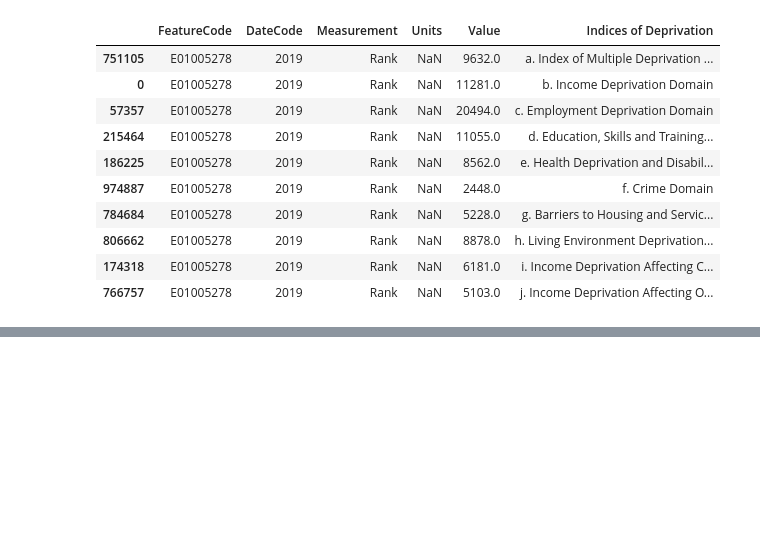
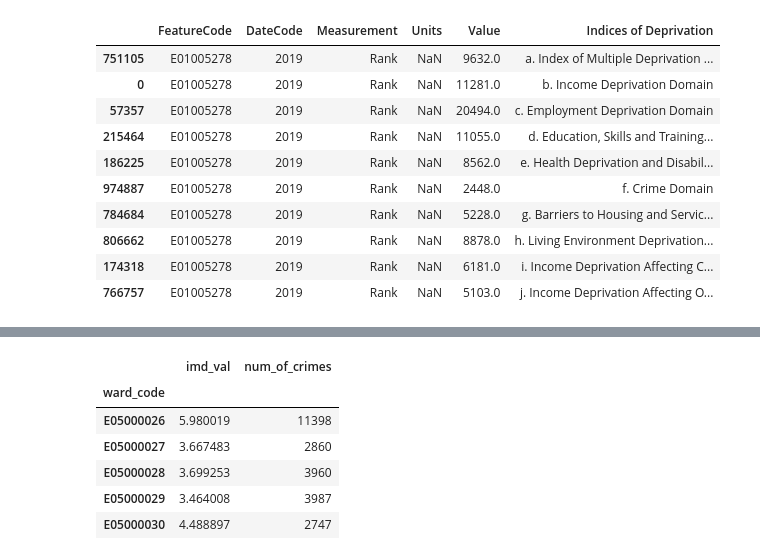
Before and after one commit to MilesDidden/Multi.-CBL-Group-04, a Jupyter notebook: Exploring_data_Miles.ipynb, the cells around one changed output, grey strips where cells are left out. Cells and saved outputs as stored; diff of their text form; code cells hidden in the pictures; blank space fills up the shorter version.

```diff
--- a/Exploring_data_Miles.ipynb
+++ b/Exploring_data_Miles.ipynb
@@ -201,0 +230,15 @@ temp[(temp["FeatureCode"] == "E01005278") & (temp["Measurement"] == "Rank")].sor
+# %%
+df_grouped = df.groupby(by="ward_code").agg(
+    imd_val=("value", "mean"),
+    num_of_crimes=("crime_id", "count")
+)
+
+df_grouped.head()
+# %% [output]
+|  | imd_val | num_of_crimes |
+| ward_code |  |  |
+| E05000026 | 5.980019 | 11398 |
+| E05000027 | 3.667483 | 2860 |
+| E05000028 | 3.699253 | 3960 |
+| E05000029 | 3.464008 | 3987 |
+| E05000030 | 4.488897 | 2747 |
```
Also changed, not shown: parts of 5 cells of this notebook, 1 other file.
